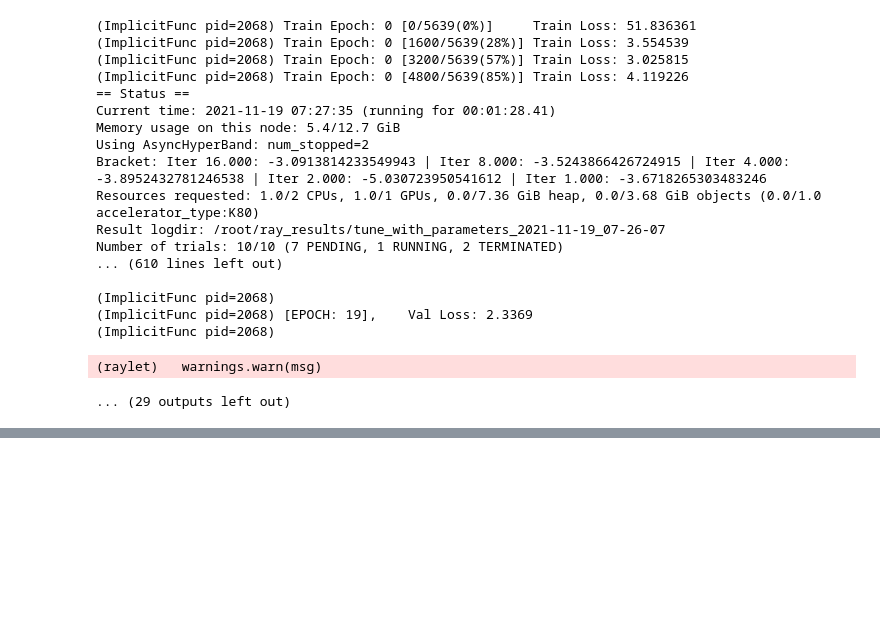
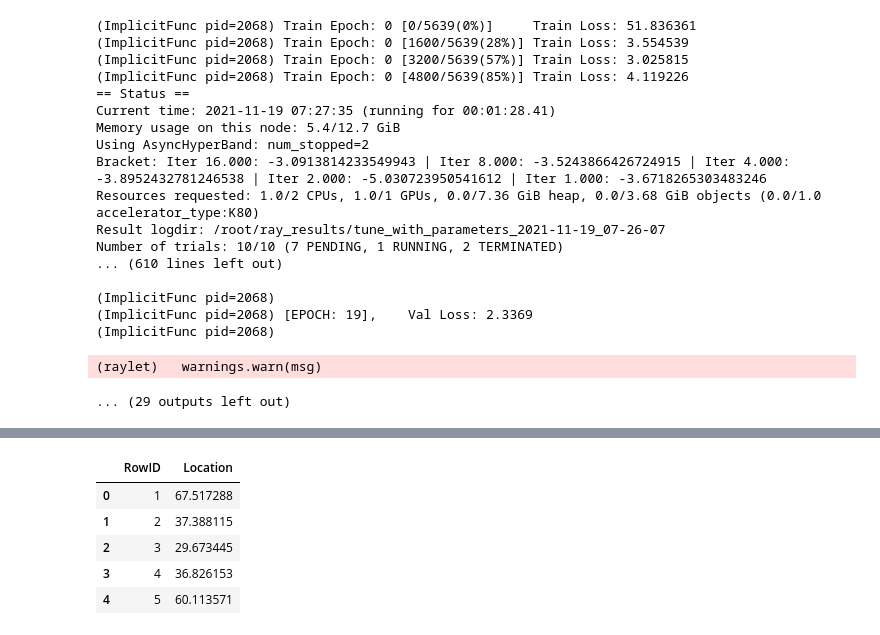
Before and after one commit to SangminAhn21/DL_Study, a Jupyter notebook: Kaggle/Facial_Keypoint_Detection/FKD_hyperparameter_tuning.ipynb, the cells around one changed output, grey strips where cells are left out. Saved outputs shown, nothing was run; the diff lists cells and outputs as text; code cells hidden in the pictures; blank space fills up the shorter version.

```diff
--- a/Kaggle/Facial_Keypoint_Detection/FKD_hyperparameter_tuning.ipynb
+++ b/Kaggle/Facial_Keypoint_Detection/FKD_hyperparameter_tuning.ipynb
@@ -406,0 +474,18 @@ predict(model=best_model, test_image=train_image, idx=1, plot=True)
+# %%
+def adjust_max(row):
+    if row.Location > 96.:
+        row.Location = 96.
+    return row
+
+submission = submission.apply(adjust_max, axis='columns')
+# %%
+submission.RowID = submission.RowID.astype('int')
+# %%
+submission.head()
+# %% [output]
+|  | RowID | Location |
+| 0 | 1 | 67.517288 |
+| 1 | 2 | 37.388115 |
+| 2 | 3 | 29.673445 |
+| 3 | 4 | 36.826153 |
+| 4 | 5 | 60.113571 |
```
Also changed, not shown: parts of 11 cells of this notebook.
